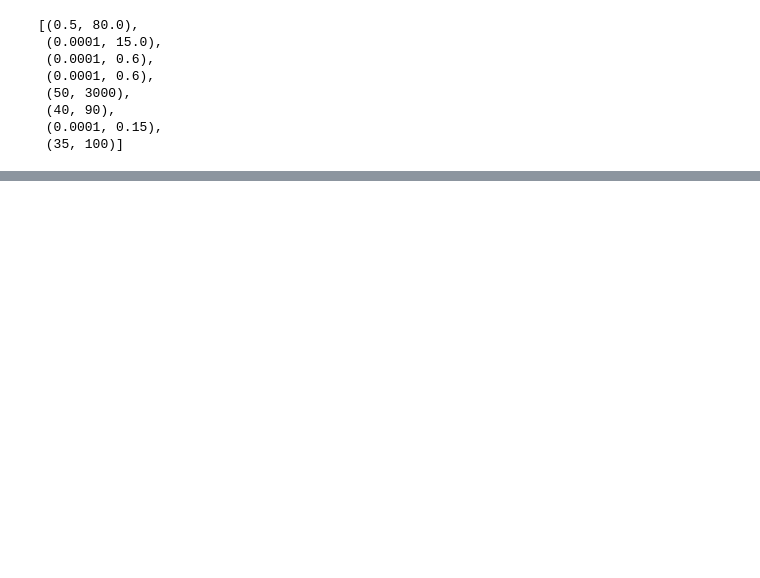
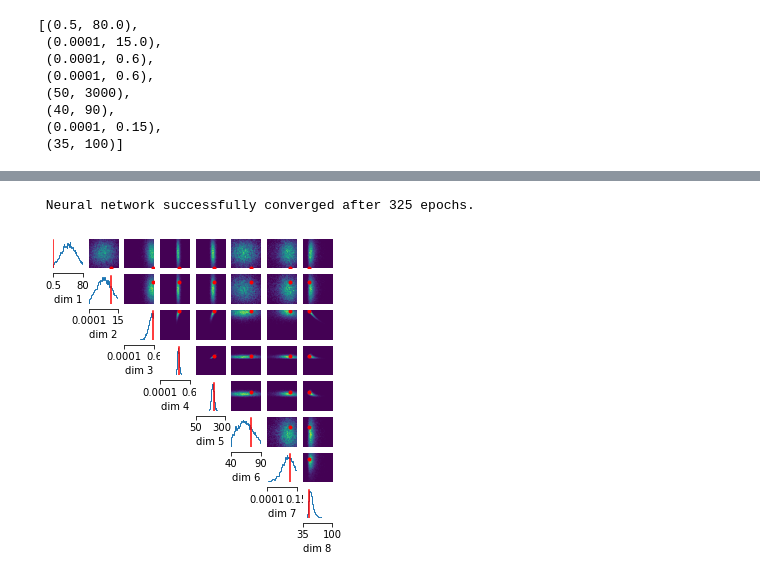
Before and after one commit to SRagy/sbi, a Jupyter notebook: Sammy_examples/HH_Full_Simulator.ipynb, the cells around one changed output, grey strips where cells are left out. Cells and saved outputs as stored; diff of their text form; code cells hidden in the pictures; blank space fills up the shorter version.

```diff
--- a/Sammy_examples/HH_Full_Simulator.ipynb
+++ b/Sammy_examples/HH_Full_Simulator.ipynb
@@ -178,0 +181,17 @@ AssertionError: Observed data shape (torch.Size([1, 100])) must match the shape
+# %%
+posterior_summ=infer(summ_simulation_wrapper, prior, method='SNPE',
+                  num_simulations=1000, num_workers=7)
+# %% [output]
+ Neural network successfully converged after 325 epochs.
+# %%
+samples = posterior_summ.sample((10000,),x=summs_ref)
+fig, axes = analysis.pairplot(samples,
+                        limits=list(zip(prior_min, prior_max)),
+                        ticks=list(zip(prior_min, prior_max)),
+                        figsize=(5,5),
+                        points=true_params,
+                        points_offdiag={'markersize': 6},
+                        points_colors='r');
+plt.show()
+# %% [output]
+[figure, added]
```
Also changed, not shown: parts of 4 cells of this notebook, 1 other file.
